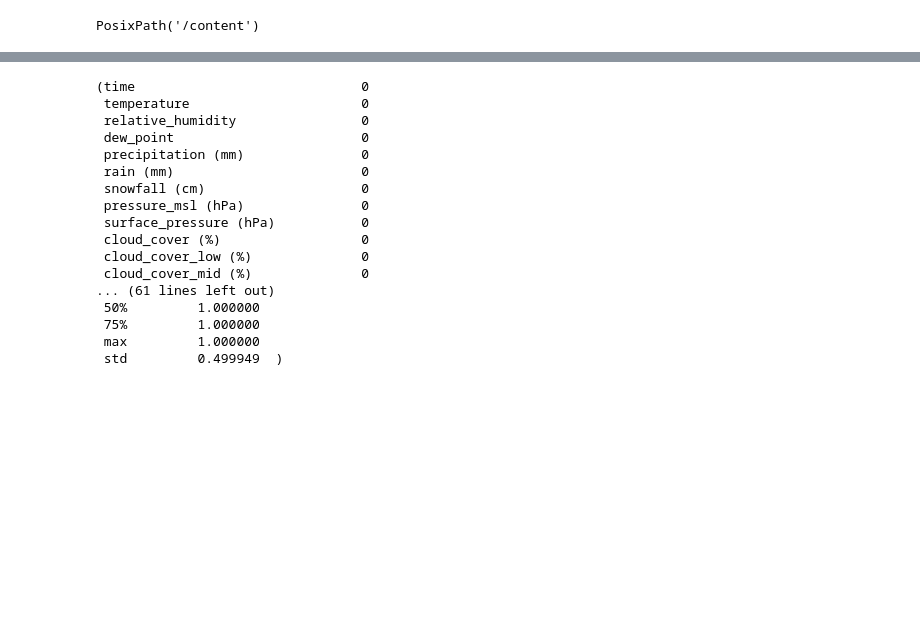
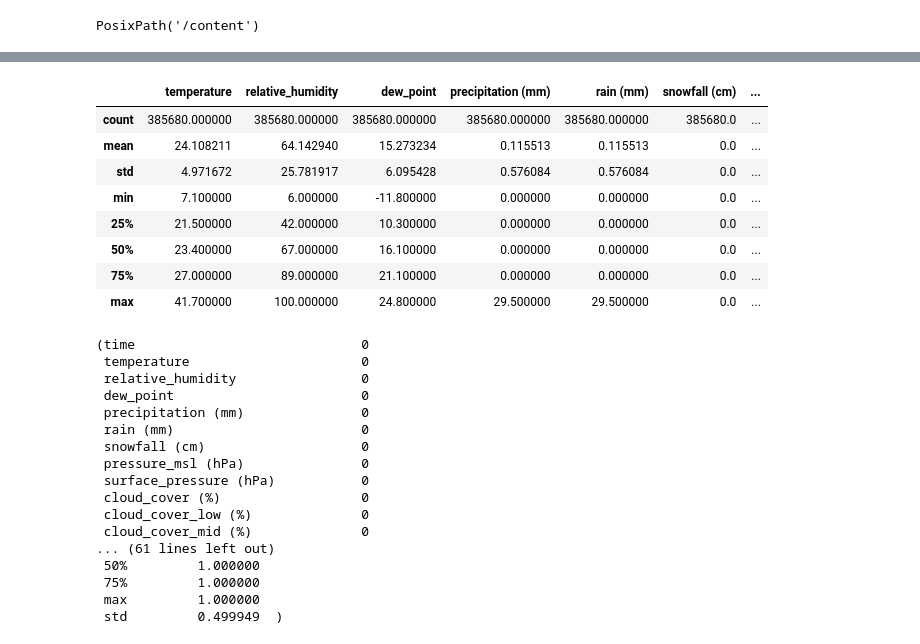
Before and after one commit to qader48/weather-forcasting, a Jupyter notebook: Making_the_Most_of_your_Colab_Subscription.ipynb, the cells around one changed output, grey strips where cells are left out. Drawn from its saved outputs; the diff is of its cells as text; code cells hidden in the pictures; blank space fills up the shorter version.

```diff
--- a/Making_the_Most_of_your_Colab_Subscription.ipynb
+++ b/Making_the_Most_of_your_Colab_Subscription.ipynb
@@ -31,3 +97,15 @@ weather_data = weather_data[weather_data['time'] <= '2023-12-31']
+# %%
+weather_data.describe()
+# %% [output]
+|  | temperature | relative_humidity | dew_point | precipitation (mm) | rain (mm) | snowfall (cm) | ... |
+| count | 385680.000000 | 385680.000000 | 385680.000000 | 385680.000000 | 385680.000000 | 385680.0 | ... |
+| mean | 24.108211 | 64.142940 | 15.273234 | 0.115513 | 0.115513 | 0.0 | ... |
+| std | 4.971672 | 25.781917 | 6.095428 | 0.576084 | 0.576084 | 0.0 | ... |
+| min | 7.100000 | 6.000000 | -11.800000 | 0.000000 | 0.000000 | 0.0 | ... |
+| 25% | 21.500000 | 42.000000 | 10.300000 | 0.000000 | 0.000000 | 0.0 | ... |
+| 50% | 23.400000 | 67.000000 | 16.100000 | 0.000000 | 0.000000 | 0.0 | ... |
+| 75% | 27.000000 | 89.000000 | 21.100000 | 0.000000 | 0.000000 | 0.0 | ... |
+| max | 41.700000 | 100.000000 | 24.800000 | 29.500000 | 29.500000 | 0.0 | ... |
 # %%
 # Convert 'time' column to datetime format
 weather_data['time'] = pd.to_datetime(weather_data['time'])
```
Also changed, not shown: parts of 35 cells of this notebook.
